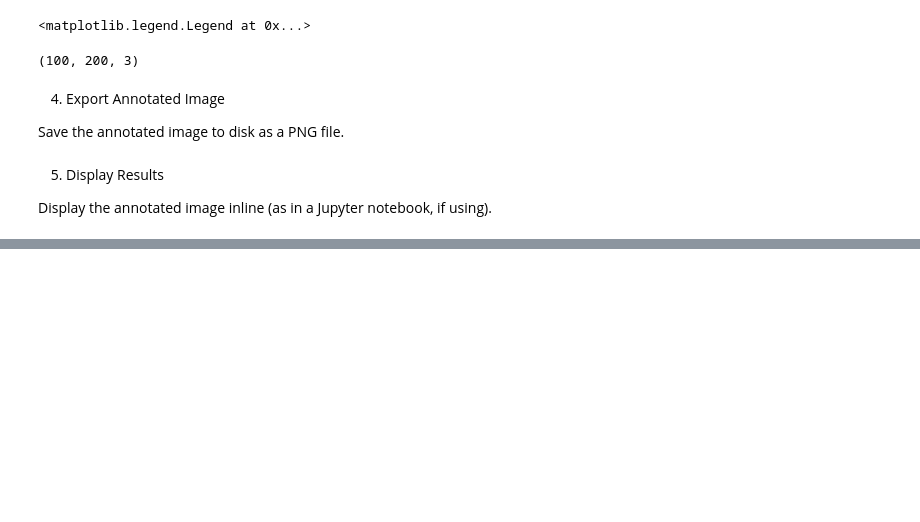
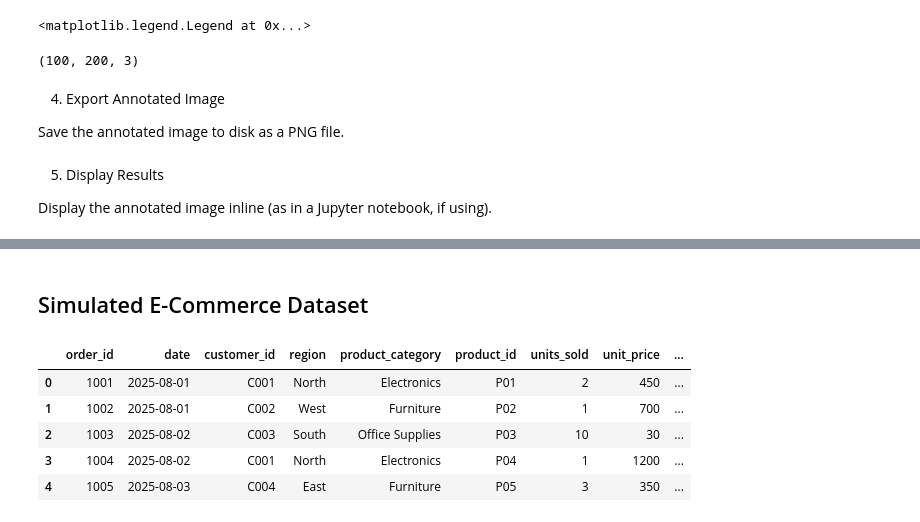
Before and after one commit to ChuoiUhuhu0727/Directed-Reading, a Jupyter notebook: Chapter4_Practice.ipynb, the cells around one changed output, grey strips where cells are left out. Cells and saved outputs as stored; diff of their text form; code cells hidden in the pictures; blank space fills up the shorter version.

```diff
--- a/Chapter4_Practice.ipynb
+++ b/Chapter4_Practice.ipynb
@@ -170,0 +278,29 @@ Display the annotated image inline (as in a Jupyter notebook, if using).
+# %% [markdown]
+## Simulated E-Commerce Dataset
+# %%
+data = """
+order_id,date,customer_id,region,product_category,product_id,units_sold,unit_price,sales,ad_spend,profit,customer_segment,discount,returned
+1001,2025-08-01,C001,North,Electronics,P01,2,450,900,50,180,Consumer,0,0
+1002,2025-08-01,C002,West,Furniture,P02,1,700,700,20,140,Corporate,10,0
+1003,2025-08-02,C003,South,Office Supplies,P03,10,30,300,10,60,Home Office,5,1
+1004,2025-08-02,C001,North,Electronics,P04,1,1200,1200,100,240,Consumer,0,0
+1005,2025-08-03,C004,East,Furniture,P05,3,350,1050,40,210,Consumer,15,0
+1006,2025-08-03,C005,West,Office Supplies,P06,5,40,200,15,40,Corporate,0,0
+1007,2025-08-04,C006,South,Electronics,P01,1,450,450,60,90,Home Office,0,0
+1008,2025-08-04,C007,East,Electronics,P03,2,600,1200,80,240,Consumer,5,1
+1009,2025-08-05,C008,North,Furniture,P02,2,700,1400,30,280,Corporate,20,0
+1010,2025-08-05,C009,West,Office Supplies,P06,8,40,320,12,64,Home Office,0,0
+"""
+
+from io import StringIO
+import pandas as pd
+
+df = pd.read_csv(StringIO(data))
+df.head()
+# %% [output]
+|  | order_id | date | customer_id | region | product_category | product_id | units_sold | unit_price | ... |
+| 0 | 1001 | 2025-08-01 | C001 | North | Electronics | P01 | 2 | 450 | ... |
+| 1 | 1002 | 2025-08-01 | C002 | West | Furniture | P02 | 1 | 700 | ... |
+| 2 | 1003 | 2025-08-02 | C003 | South | Office Supplies | P03 | 10 | 30 | ... |
+| 3 | 1004 | 2025-08-02 | C001 | North | Electronics | P04 | 1 | 1200 | ... |
+| 4 | 1005 | 2025-08-03 | C004 | East | Furniture | P05 | 3 | 350 | ... |
```
Also changed, not shown: parts of 17 cells of this notebook, 1 other file.
